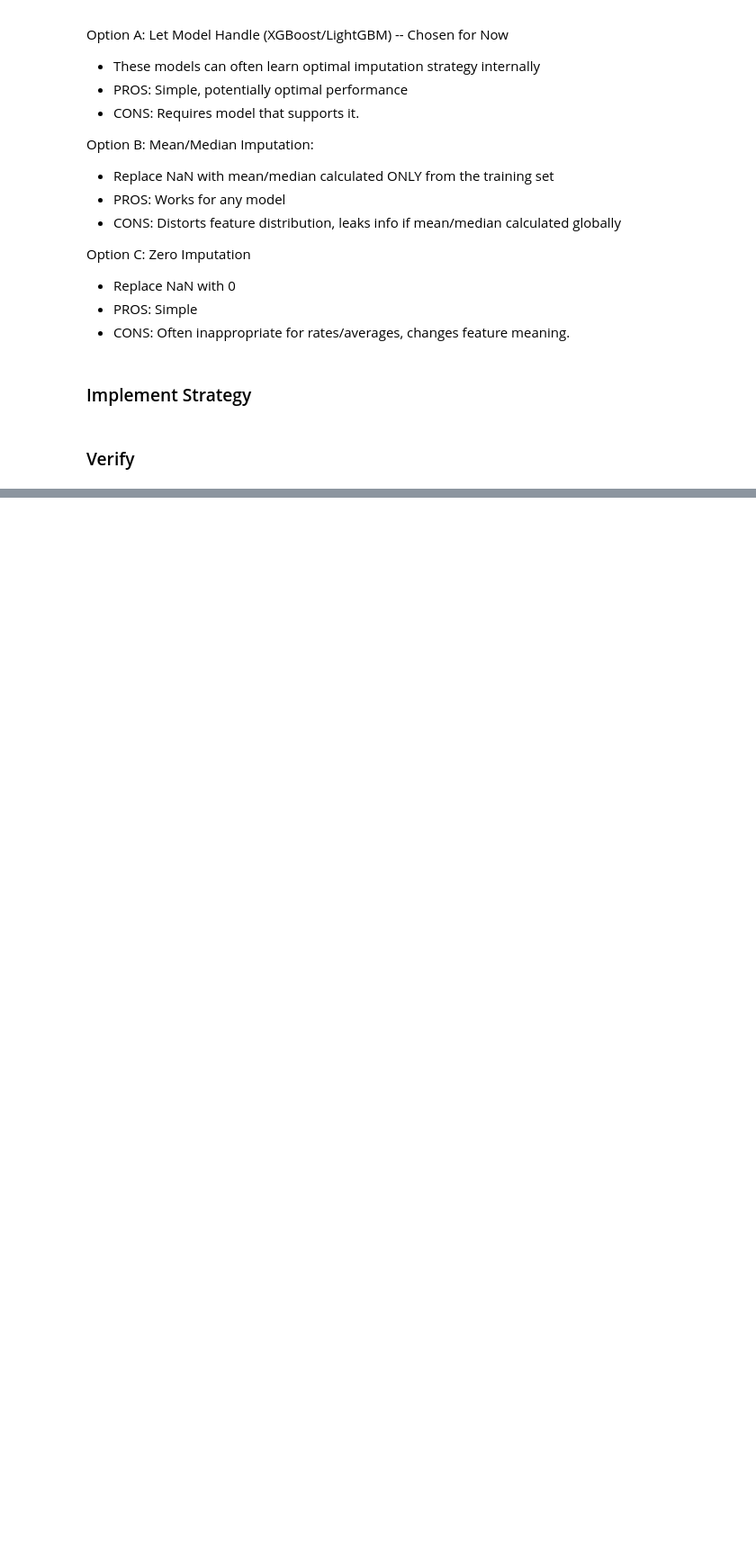
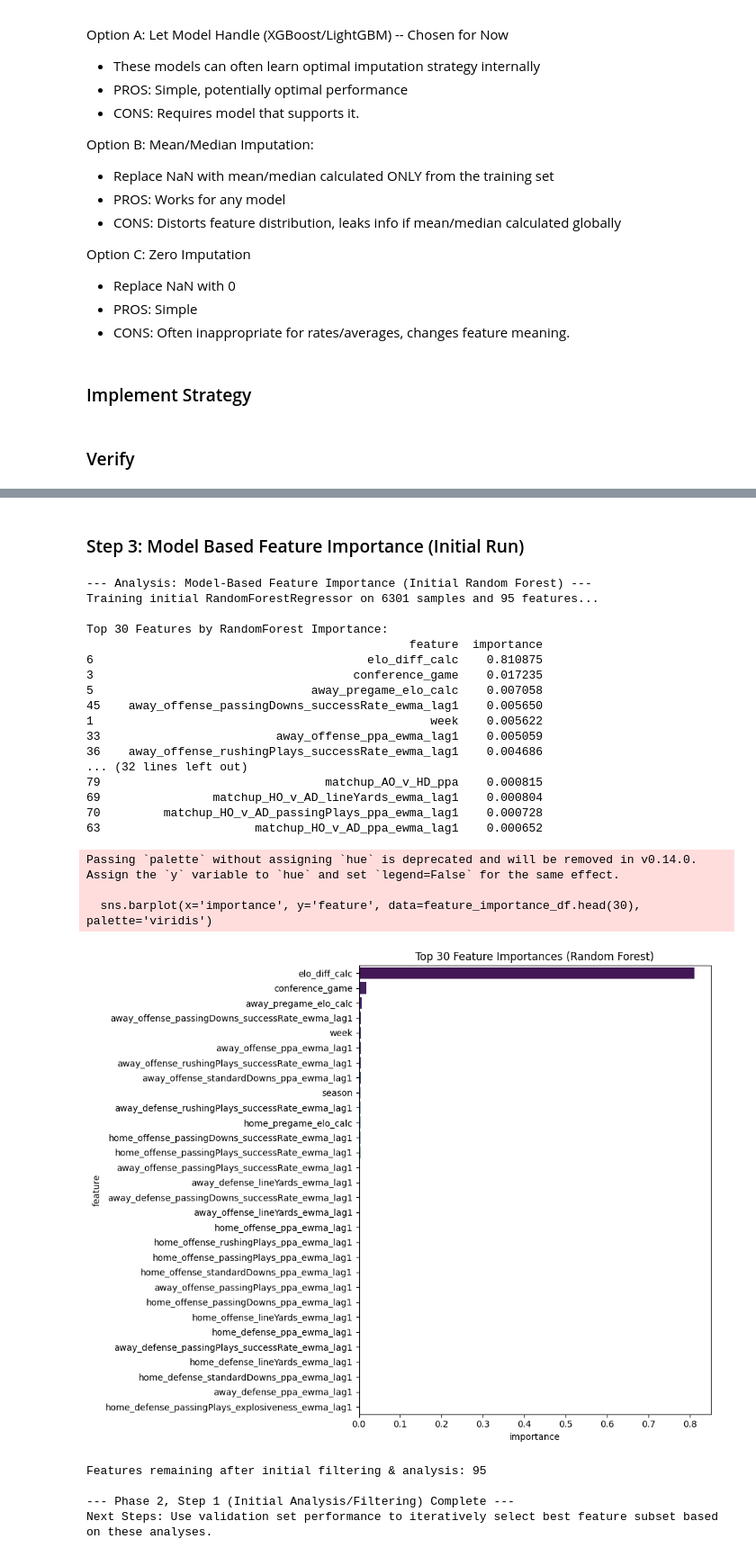
Before and after one commit to qwe740/BettingModels, a Jupyter notebook: Initial_ML_Model.ipynb, the cells around one changed output, grey strips where cells are left out. Shown: that part at 90% size. Cells and saved outputs as stored; diff of their text form; code cells hidden in the pictures; blank space fills up the shorter version.

Commit message:
Complete Full Workflow Iteration

```diff
--- a/Initial_ML_Model.ipynb
+++ b/Initial_ML_Model.ipynb
@@ -660,0 +952,65 @@ print("Next Steps: Feature Selection.")
+# %% [markdown]
+### Step 3: Model Based Feature Importance (Initial Run)
+# %%
+# We'll just run a quick Random Forest to get an initial importance ranking.
+# More rigorous importance analysis and selection happens iteratively later.
+print("\n--- Analysis: Model-Based Feature Importance (Initial Random Forest) ---")
+from sklearn.ensemble import RandomForestRegressor
+
+# Use a subset of data/trees for speed if necessary, but full training data is better
+print(f"Training initial RandomForestRegressor on {X_train.shape[0]} samples and {X_train.shape[1]} features...")
+# Instantiate with reasonable defaults (n_jobs=-1 uses all CPU cores)
+rf = RandomForestRegressor(n_estimators=100, random_state=42, n_jobs=-1, max_depth=15, min_samples_leaf=5) # Added some constraints
+rf.fit(X_train, y_train)
+
+# Get feature importances
+importances = rf.feature_importances_
+feature_importance_df = pd.DataFrame({
+    'feature': X_train.columns,
+    'importance': importances
+}).sort_values('importance', ascending=False)
+
+print("\nTop 30 Features by RandomForest Importance:")
+print(feature_importance_df.head(30))
+print("\nBottom 10 Features by RandomForest Importance:")
+print(feature_importance_df.tail(10))
+
+# Optional: Plot top N feature importances
+plt.figure(figsize=(10, 8))
+sns.barplot(x='importance', y='feature', data=feature_importance_df.head(30), palette='viridis')
+plt.title('Top 30 Feature Importances (Random Forest)')
+plt.tight_layout()
+plt.show()
+
+# Store the current list of features after initial filtering
+features_after_initial_analysis = X_train.columns.tolist()
+print(f"\nFeatures remaining after initial filtering & analysis: {len(features_after_initial_analysis)}")
+
+print("\n--- Phase 2, Step 1 (Initial Analysis/Filtering) Complete ---")
+print("Next Steps: Use validation set performance to iteratively select best feature subset based on these analyses.")
+# %% [output]
+--- Analysis: Model-Based Feature Importance (Initial Random Forest) ---
+Training initial RandomForestRegressor on 6301 samples and 95 features...
+
+Top 30 Features by RandomForest Importance:
+                                              feature  importance
+6                                       elo_diff_calc    0.810875
+3                                     conference_game    0.017235
+5                               away_pregame_elo_calc    0.007058
+45    away_offense_passingDowns_successRate_ewma_lag1    0.005650
+1                                                week    0.005622
+33                         away_offense_ppa_ewma_lag1    0.005059
+36    away_offense_rushingPlays_successRate_ewma_lag1    0.004686
+... (32 lines left out)
+79                                matchup_AO_v_HD_ppa    0.000815
+69                matchup_HO_v_AD_lineYards_ewma_lag1    0.000804
+70         matchup_HO_v_AD_passingPlays_ppa_ewma_lag1    0.000728
+63                      matchup_HO_v_AD_ppa_ewma_lag1    0.000652
+Passing `palette` without assigning `hue` is deprecated and will be removed in v0.14.0. Assign the `y` variable to `hue` and set `legend=False` for the same effect.
+
+  sns.barplot(x='importance', y='feature', data=feature_importance_df.head(30), palette='viridis')
+[figure, added]
+Features remaining after initial filtering & analysis: 95
+
+--- Phase 2, Step 1 (Initial Analysis/Filtering) Complete ---
+Next Steps: Use validation set performance to iteratively select best feature subset based on these analyses.
```
Also changed, not shown: parts of 62 cells of this notebook, 2 other files.
